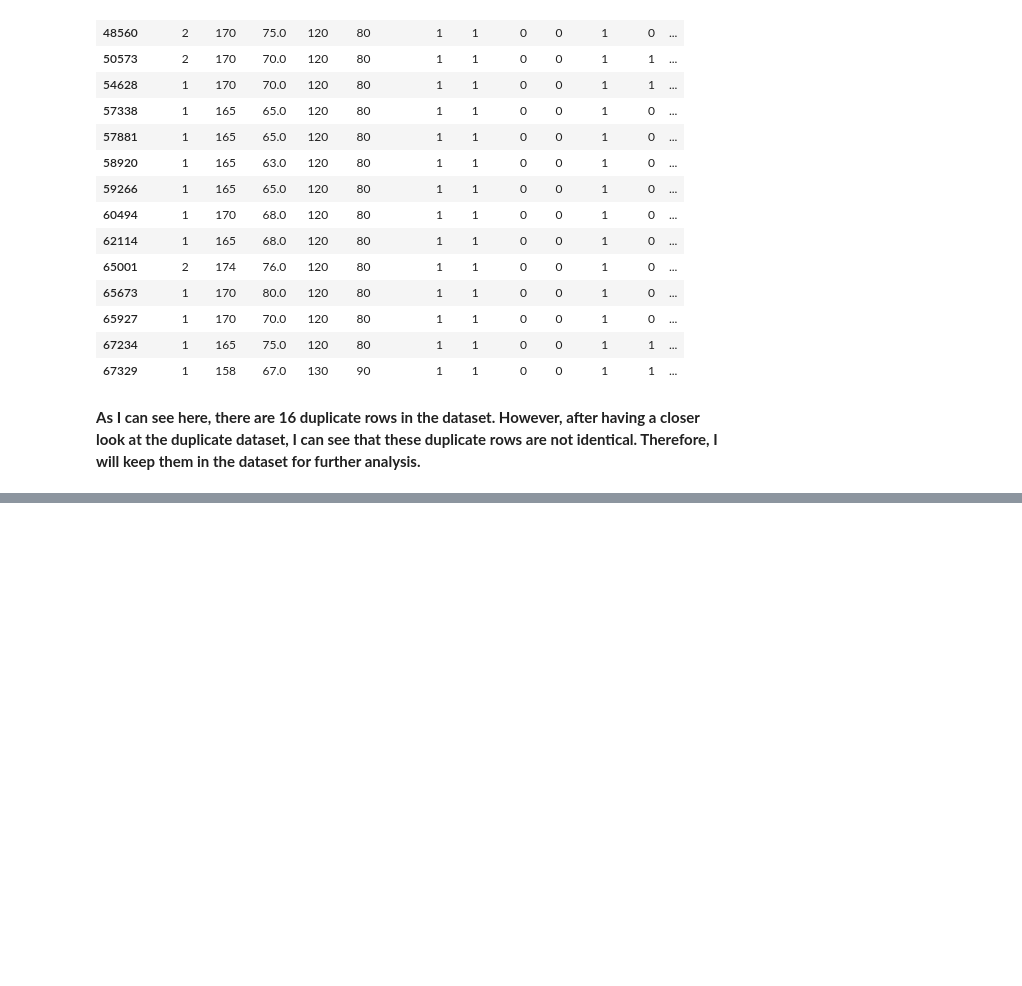
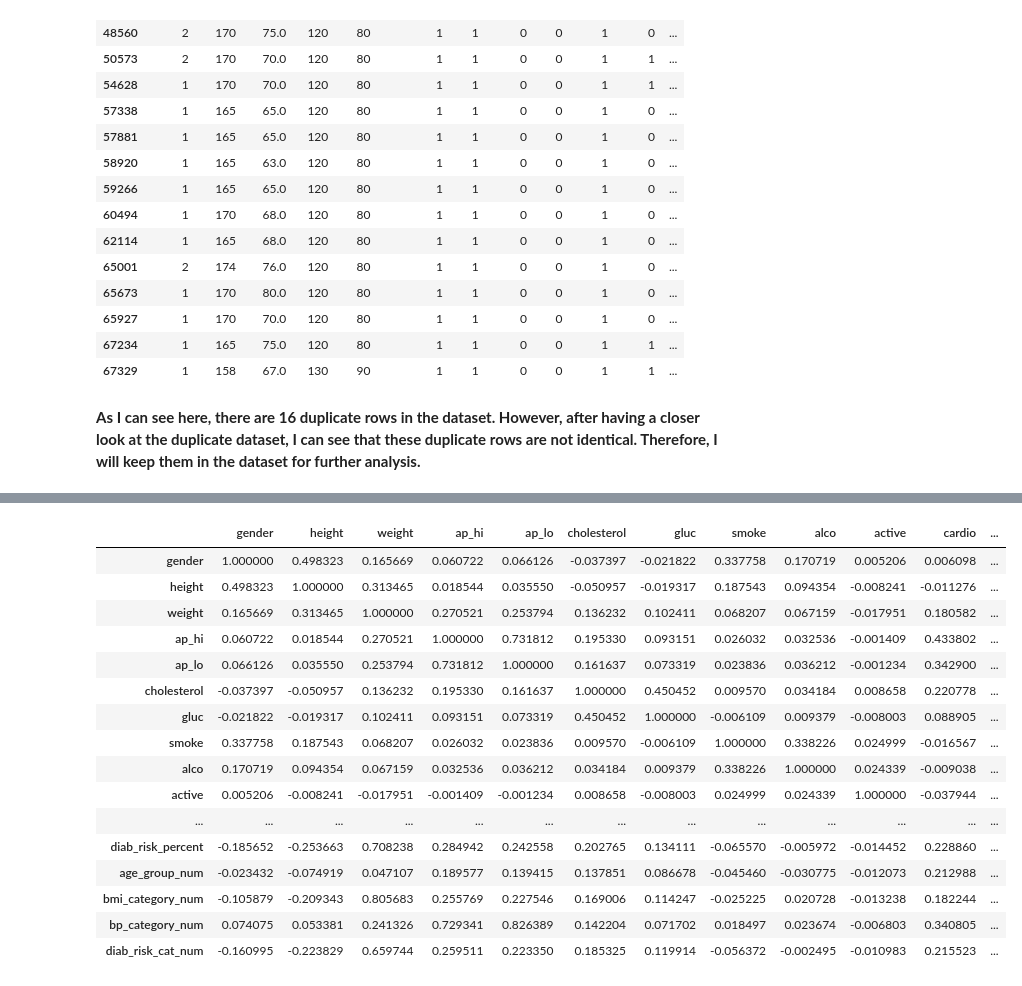
Before and after one commit to mrnnasir/diabetes_risk, a Jupyter notebook: jupyter_notebooks/1. EDA.ipynb, the cells around one changed output, grey strips where cells are left out. Drawn from its saved outputs; the diff is of its cells as text; code cells hidden in the pictures; blank space fills up the shorter version.

Commit message:
Check skewnees & kurtosis, handle outliers and visualize general correlation matrix

```diff
--- a/jupyter_notebooks/1. EDA.ipynb
+++ b/jupyter_notebooks/1. EDA.ipynb
@@ -345,0 +380,5 @@ df_diab[df_diab.duplicated()]
+# %%
+for col in df_diab.select_dtypes(include=['object']).columns:
+    print(f"Total number of occurrences of '{col}' column:\n")
+    print(df_diab[col].value_counts())
+    print("\n")
@@ -345,0 +405,21 @@ df_diab[df_diab.duplicated()]
+# %%
+encodings = {
+    'age_group': {
+        '18-29': 0, '30-39': 1, '40-49': 2, '50-59': 3, '60+': 4
+    },
+    'bmi_category': {
+        'Underweight': 0, 'Normal': 1, 'Overweight': 2,
+        'Obese I': 3, 'Obese II': 4, 'Obese III': 5
+    },
+    'bp_category': {
+        'Normal': 0, 'Elevated': 1,
+        'Hypertension Stage 1': 2, 'Hypertension Stage 2': 3
+    },
+    'diab_risk_cat': {
+        'Low Risk': 0, 'Moderate Risk': 1, 'High Risk': 2
+    }
+}
+
+# Apply mappings to the DataFrame to create numerical columns
+for col, val in encodings.items():
+    df_diab[f'{col}_num'] = df_diab[col].map(val)
@@ -345,0 +502,13 @@ df_diab[df_diab.duplicated()]
+# %%
+pipe = Pipeline([
+    ('right_skewed', vt.LogTransformer(variables=['weight'])),
+    ('handle_outliers', Winsorizer(
+        capping_method='gaussian',
+        tail='both',
+        fold=1.5,
+        variables=['bmi'])
+    )
+])
+
+df_trans = pipe.fit_transform(df_diab)
+df_trans.head()
@@ -345,0 +558,20 @@ df_diab[df_diab.duplicated()]
+# %%
+df_trans.select_dtypes(exclude=['object']).corr().style.background_gradient(cmap='coolwarm')
+# %% [output]
+|  | gender | height | weight | ap_hi | ap_lo | cholesterol | gluc | smoke | alco | active | cardio | ... |
+| gender | 1.000000 | 0.498323 | 0.165669 | 0.060722 | 0.066126 | -0.037397 | -0.021822 | 0.337758 | 0.170719 | 0.005206 | 0.006098 | ... |
+| height | 0.498323 | 1.000000 | 0.313465 | 0.018544 | 0.035550 | -0.050957 | -0.019317 | 0.187543 | 0.094354 | -0.008241 | -0.011276 | ... |
+| weight | 0.165669 | 0.313465 | 1.000000 | 0.270521 | 0.253794 | 0.136232 | 0.102411 | 0.068207 | 0.067159 | -0.017951 | 0.180582 | ... |
+| ap_hi | 0.060722 | 0.018544 | 0.270521 | 1.000000 | 0.731812 | 0.195330 | 0.093151 | 0.026032 | 0.032536 | -0.001409 | 0.433802 | ... |
+| ap_lo | 0.066126 | 0.035550 | 0.253794 | 0.731812 | 1.000000 | 0.161637 | 0.073319 | 0.023836 | 0.036212 | -0.001234 | 0.342900 | ... |
+| cholesterol | -0.037397 | -0.050957 | 0.136232 | 0.195330 | 0.161637 | 1.000000 | 0.450452 | 0.009570 | 0.034184 | 0.008658 | 0.220778 | ... |
+| gluc | -0.021822 | -0.019317 | 0.102411 | 0.093151 | 0.073319 | 0.450452 | 1.000000 | -0.006109 | 0.009379 | -0.008003 | 0.088905 | ... |
+| smoke | 0.337758 | 0.187543 | 0.068207 | 0.026032 | 0.023836 | 0.009570 | -0.006109 | 1.000000 | 0.338226 | 0.024999 | -0.016567 | ... |
+| alco | 0.170719 | 0.094354 | 0.067159 | 0.032536 | 0.036212 | 0.034184 | 0.009379 | 0.338226 | 1.000000 | 0.024339 | -0.009038 | ... |
+| active | 0.005206 | -0.008241 | -0.017951 | -0.001409 | -0.001234 | 0.008658 | -0.008003 | 0.024999 | 0.024339 | 1.000000 | -0.037944 | ... |
+| ... | ... | ... | ... | ... | ... | ... | ... | ... | ... | ... | ... | ... |
+| diab_risk_percent | -0.185652 | -0.253663 | 0.708238 | 0.284942 | 0.242558 | 0.202765 | 0.134111 | -0.065570 | -0.005972 | -0.014452 | 0.228860 | ... |
+| age_group_num | -0.023432 | -0.074919 | 0.047107 | 0.189577 | 0.139415 | 0.137851 | 0.086678 | -0.045460 | -0.030775 | -0.012073 | 0.212988 | ... |
+| bmi_category_num | -0.105879 | -0.209343 | 0.805683 | 0.255769 | 0.227546 | 0.169006 | 0.114247 | -0.025225 | 0.020728 | -0.013238 | 0.182244 | ... |
+| bp_category_num | 0.074075 | 0.053381 | 0.241326 | 0.729341 | 0.826389 | 0.142204 | 0.071702 | 0.018497 | 0.023674 | -0.006803 | 0.340805 | ... |
+| diab_risk_cat_num | -0.160995 | -0.223829 | 0.659744 | 0.259511 | 0.223350 | 0.185325 | 0.119914 | -0.056372 | -0.002495 | -0.010983 | 0.215523 | ... |
```
Also changed, not shown: parts of 20 cells of this notebook.
